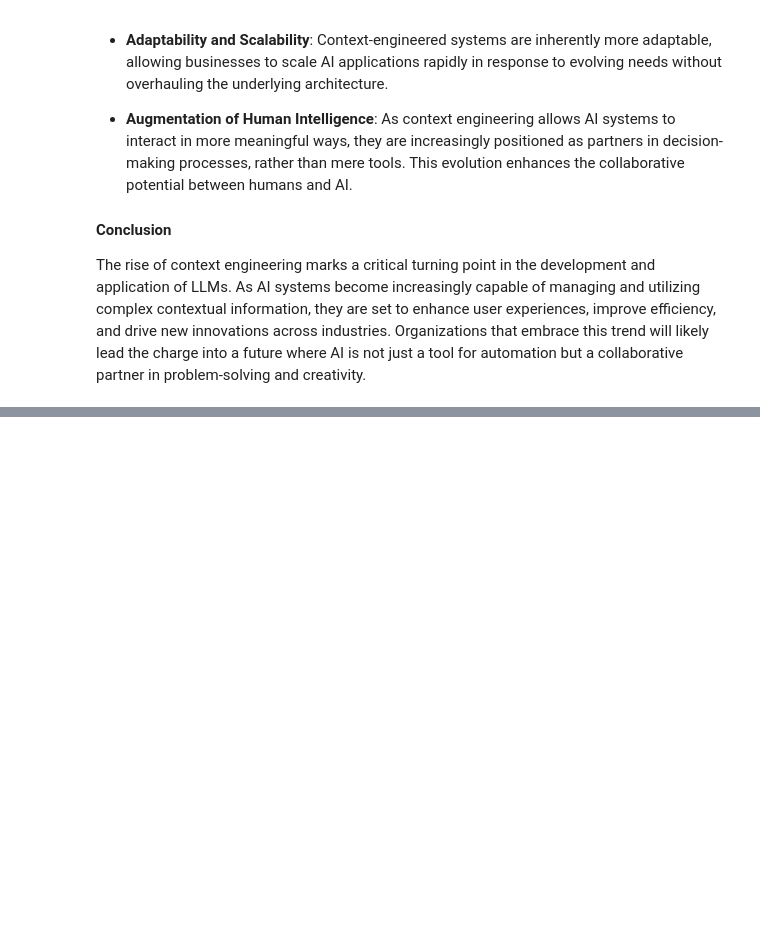
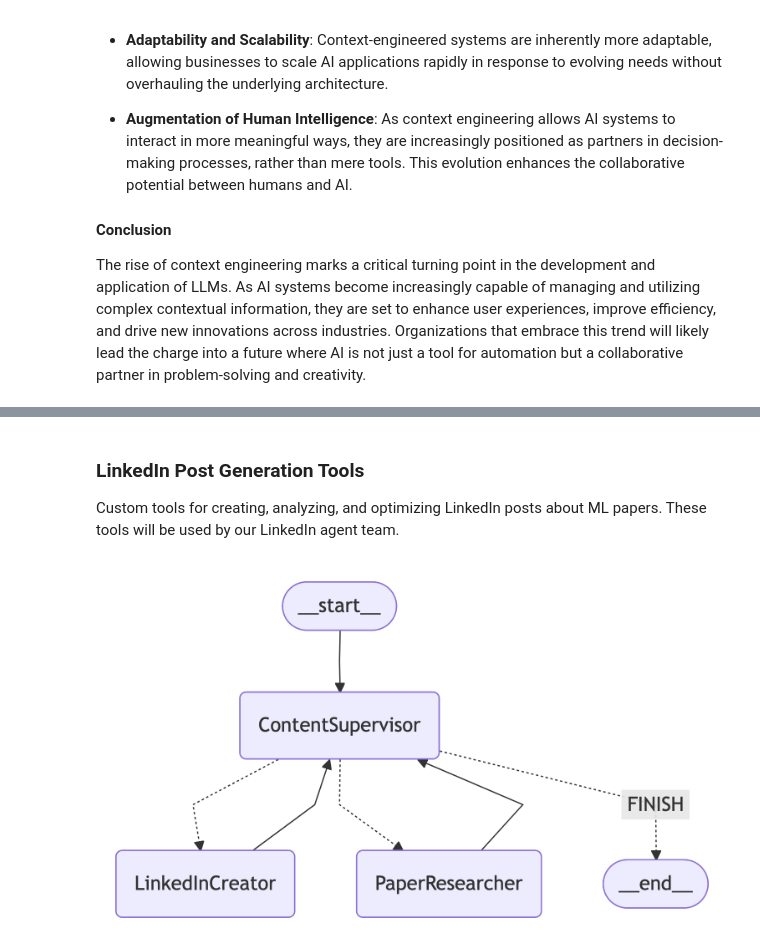
Before and after one commit to iKwesi/AIE8, a Jupyter notebook: 06_Multi_Agent_with_LangGraph/Multi_Agent_RAG_LangGraph_WITH_ACTIVITY1.ipynb, the cells around one changed output, grey strips where cells are left out. Cells and saved outputs as stored; diff of their text form; code cells hidden in the pictures; blank space fills up the shorter version.

Commit message:
fixed linkedin soltuion

```diff
--- a/06_Multi_Agent_with_LangGraph/Multi_Agent_RAG_LangGraph_WITH_ACTIVITY1.ipynb
+++ b/06_Multi_Agent_with_LangGraph/Multi_Agent_RAG_LangGraph_WITH_ACTIVITY1.ipynb
@@ -2615,24 +1640,0 @@ content_supervisor_agent = create_team_supervisor(
-# %%
-
-# Build Content Team Graph (following notebook's authoring_graph pattern)
-content_graph = StateGraph(ContentTeamState)
-
-# Add nodes
-content_graph.add_node("MLResearcher", ml_researcher_node)
-content_graph.add_node("LinkedInWriter", linkedin_writer_node)
-content_graph.add_node("ContentSupervisor", content_supervisor_agent)
-
-# Add edges (following notebook's pattern)
-content_graph.add_edge("MLResearcher", "ContentSupervisor")
-content_graph.add_edge("LinkedInWriter", "ContentSupervisor")
-
-# Add conditional edges
-content_graph.add_conditional_edges(
-    "ContentSupervisor",
-    lambda x: x["next"],
-    {
-        "MLResearcher": "MLResearcher",
-        "LinkedInWriter": "LinkedInWriter",
-        "FINISH": END,
-    },
-)
@@ -3095,0 +1773,5 @@ paper_data
+# %% [markdown]
+### LinkedIn Post Generation Tools
+
+Custom tools for creating, analyzing, and optimizing LinkedIn posts about ML papers.
+These tools will be used by our LinkedIn agent team.
@@ -3095,0 +2224,17 @@ paper_data
+# %%
+compiled_content_graph = create_content_team()
+display(
+    Image(
+        compiled_content_graph.get_graph().draw_mermaid_png(
+            curve_style=CurveStyle.LINEAR,
+            node_colors=NodeStyles(first="#ffdfba", last="#baffc9", default="#fad7de"),
+            wrap_label_n_words=9,
+            output_file_path=None,
+            draw_method=MermaidDrawMethod.PYPPETEER,
+            background_color="white",
+            padding=10,
+        )
+    )
+)
+# %% [output]
+[figure, added]
```
Also changed, not shown: parts of 44 cells of this notebook, 8 other files.
